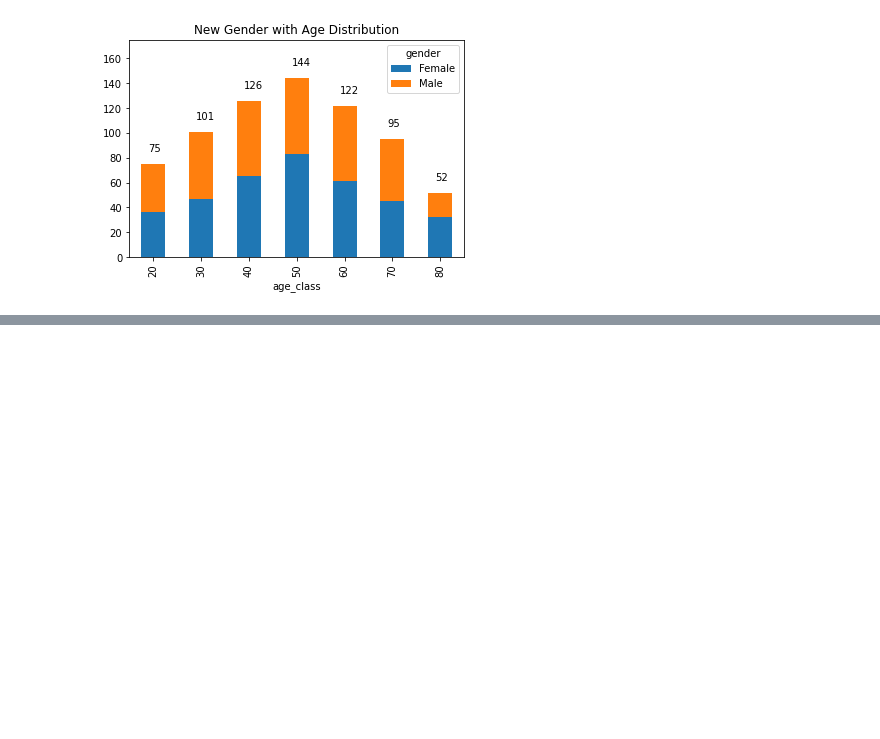
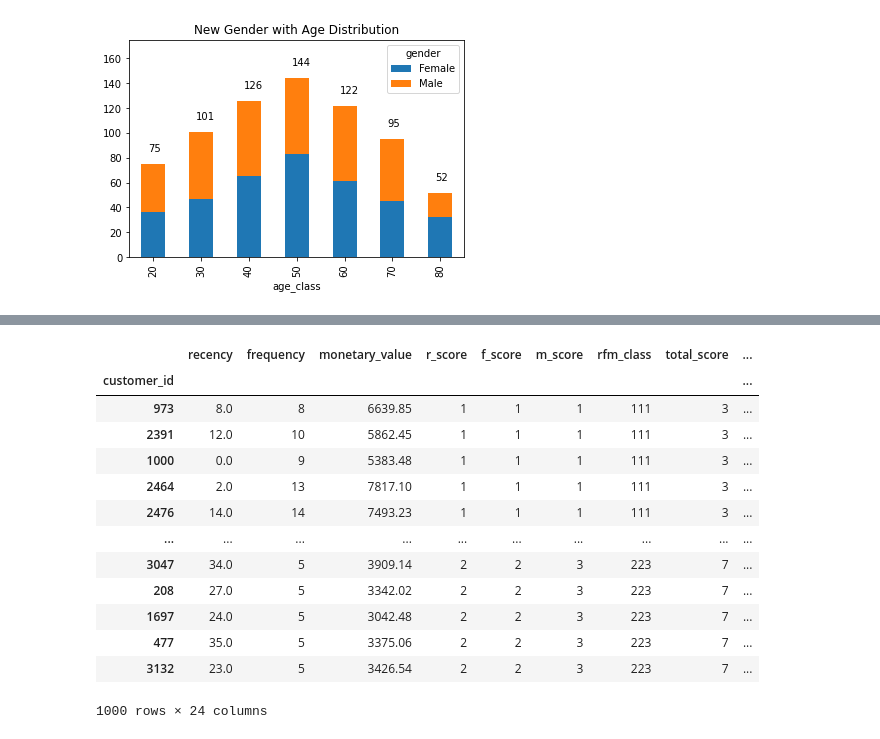
Before and after one commit to sudiptog81/kpmg-virtual-internship, a Jupyter notebook: module_2/kpmg-virtual-internship-module-2.ipynb, the cells around one changed output, grey strips where cells are left out. Drawn from its saved outputs; the diff is of its cells as text; code cells hidden in the pictures; blank space fills up the shorter version.

```diff
--- a/module_2/kpmg-virtual-internship-module-2.ipynb
+++ b/module_2/kpmg-virtual-internship-module-2.ipynb
@@ -739,0 +770,18 @@ plt.show()
+# %%
+top_1000 = addr_demo_txns.sort_values('rfm_class').head(1000)
+top_1000
+# %% [output]
+|  | recency | frequency | monetary_value | r_score | f_score | m_score | rfm_class | total_score | ... |
+| customer_id |  |  |  |  |  |  |  |  | ... |
+| 973 | 8.0 | 8 | 6639.85 | 1 | 1 | 1 | 111 | 3 | ... |
+| 2391 | 12.0 | 10 | 5862.45 | 1 | 1 | 1 | 111 | 3 | ... |
+| 1000 | 0.0 | 9 | 5383.48 | 1 | 1 | 1 | 111 | 3 | ... |
+| 2464 | 2.0 | 13 | 7817.10 | 1 | 1 | 1 | 111 | 3 | ... |
+| 2476 | 14.0 | 14 | 7493.23 | 1 | 1 | 1 | 111 | 3 | ... |
+| ... | ... | ... | ... | ... | ... | ... | ... | ... | ... |
+| 3047 | 34.0 | 5 | 3909.14 | 2 | 2 | 3 | 223 | 7 | ... |
+| 208 | 27.0 | 5 | 3342.02 | 2 | 2 | 3 | 223 | 7 | ... |
+| 1697 | 24.0 | 5 | 3042.48 | 2 | 2 | 3 | 223 | 7 | ... |
+| 477 | 35.0 | 5 | 3375.06 | 2 | 2 | 3 | 223 | 7 | ... |
+| 3132 | 23.0 | 5 | 3426.54 | 2 | 2 | 3 | 223 | 7 | ... |
+1000 rows × 24 columns
```
Also changed, not shown: parts of 3 cells of this notebook, 6 other files.
